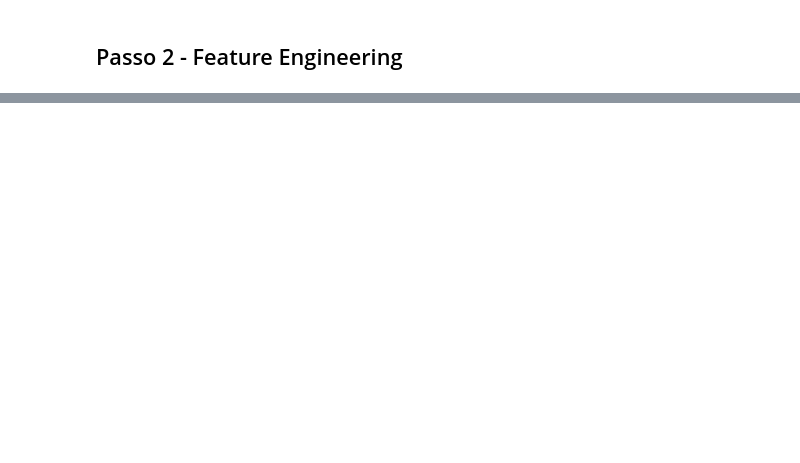
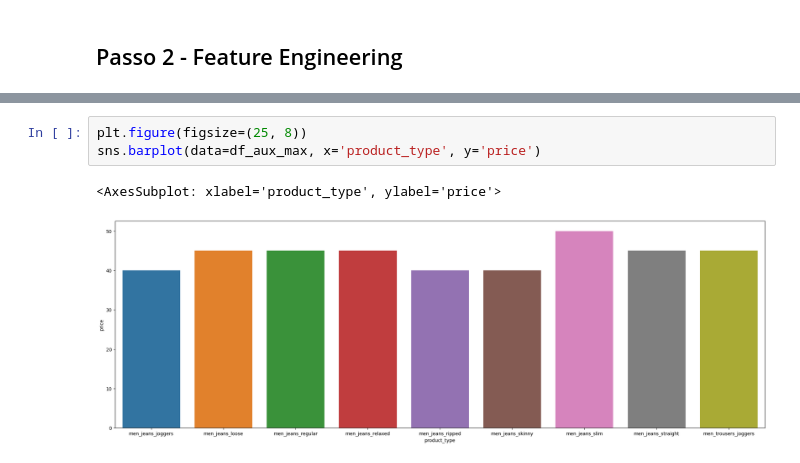
Before and after one commit to BrenoTeixeira/star_jeans_ETL_and_visualization, a Jupyter notebook: EDA.ipynb, the cells around one changed output, grey strips where cells are left out. Cells and saved outputs as stored; diff of their text form; blank space fills up the shorter version.

```diff
--- a/EDA.ipynb
+++ b/EDA.ipynb
@@ -166,0 +202,6 @@ df_aux[['product_id', 'product_name',  'color_name', 'price']].groupby([ 'produc
+# %%
+plt.figure(figsize=(25, 8))
+sns.barplot(data=df_aux_max, x='product_type', y='price')
+# %% [output]
+<AxesSubplot: xlabel='product_type', ylabel='price'>
+[figure, added]
```
Also changed, not shown: parts of 65 cells of this notebook, 4 other files.
